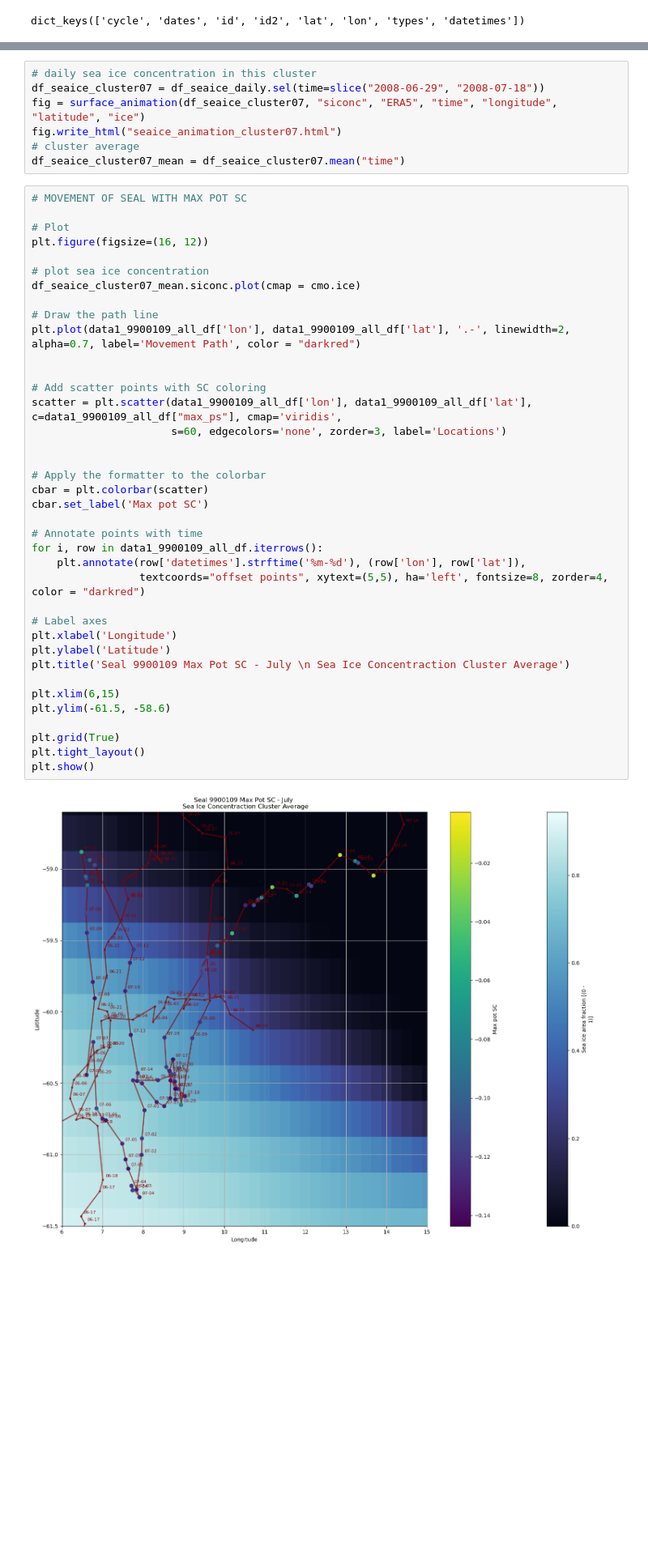
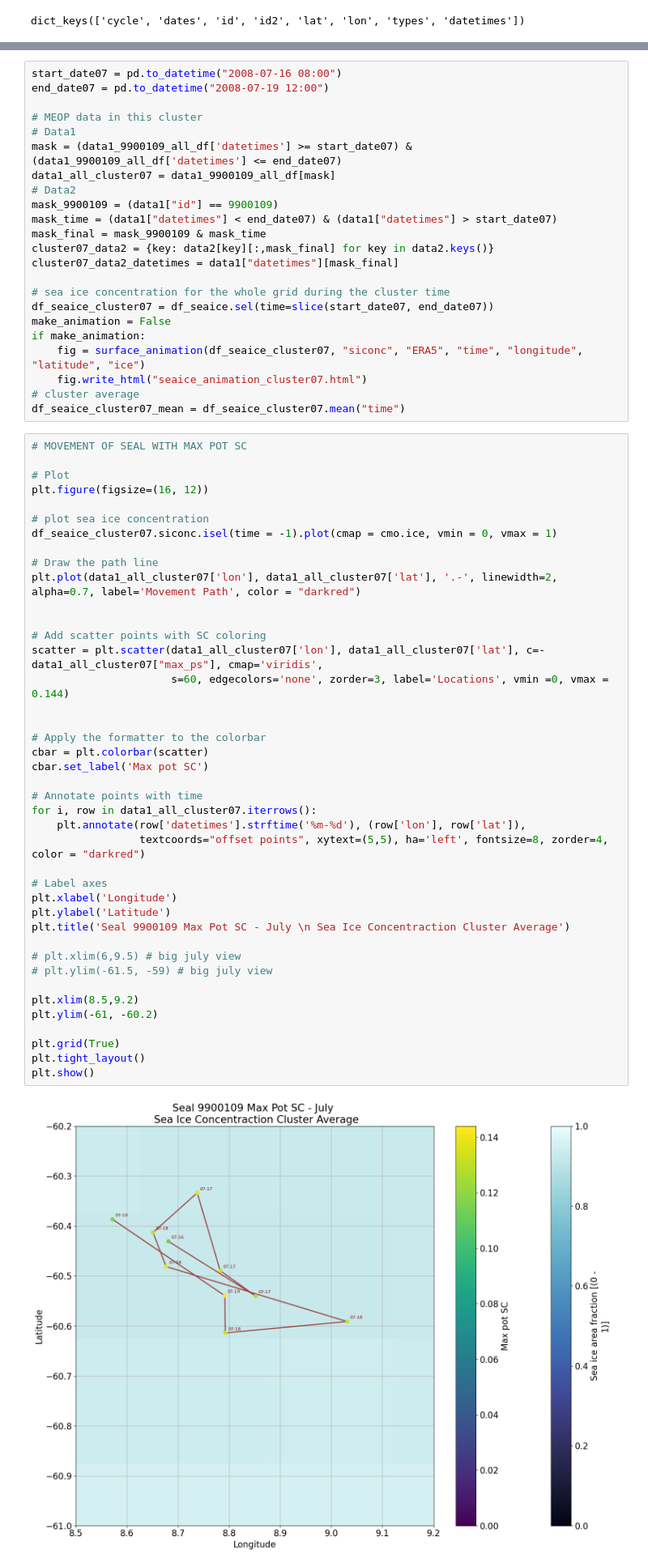
Before and after one commit to marlene-schramm/MSc_data_analysis, a Jupyter notebook: observations_reanalysis/supercooled_profiles_SEAL9900109.ipynb, the cells around one changed output, grey strips where cells are left out. Shown at 81% size. Drawn from its saved outputs; the diff is of its cells as text; blank space fills up the shorter version.

```diff
--- a/observations_reanalysis/supercooled_profiles_SEAL9900109.ipynb
+++ b/observations_reanalysis/supercooled_profiles_SEAL9900109.ipynb
@@ -260,8 +361,24 @@ plt.show()
 # %%
-# daily sea ice concentration in this cluster
-df_seaice_cluster07 = df_seaice_daily.sel(time=slice("2008-06-29", "2008-07-18"))
-fig = surface_animation(df_seaice_cluster07, "siconc", "ERA5", "time", "longitude", "latitude", "ice")
-fig.write_html("seaice_animation_cluster07.html")
+start_date07 = pd.to_datetime("2008-07-16 08:00")
+end_date07 = pd.to_datetime("2008-07-19 12:00")
+
+# MEOP data in this cluster
+# Data1
+mask = (data1_9900109_all_df['datetimes'] >= start_date07) & (data1_9900109_all_df['datetimes'] <= end_date07)
+data1_all_cluster07 = data1_9900109_all_df[mask]
+# Data2
+mask_9900109 = (data1["id"] == 9900109)
+mask_time = (data1["datetimes"] < end_date07) & (data1["datetimes"] > start_date07)
+mask_final = mask_9900109 & mask_time
+cluster07_data2 = {key: data2[key][:,mask_final] for key in data2.keys()}
+cluster07_data2_datetimes = data1["datetimes"][mask_final]
+
+# sea ice concentration for the whole grid during the cluster time
+df_seaice_cluster07 = df_seaice.sel(time=slice(start_date07, end_date07))
+make_animation = False
+if make_animation:
+    fig = surface_animation(df_seaice_cluster07, "siconc", "ERA5", "time", "longitude", "latitude", "ice")
+    fig.write_html("seaice_animation_cluster07.html")
 # cluster average
 df_seaice_cluster07_mean = df_seaice_cluster07.mean("time")
 # %%
@@ -269,38 +386,41 @@ df_seaice_cluster07_mean = df_seaice_cluster07.mean("time")
 
 # Plot
 plt.figure(figsize=(16, 12))
 
 # plot sea ice concentration
-df_seaice_cluster07_mean.siconc.plot(cmap = cmo.ice)
+df_seaice_cluster07.siconc.isel(time = -1).plot(cmap = cmo.ice, vmin = 0, vmax = 1)
 
 # Draw the path line
-plt.plot(data1_9900109_all_df['lon'], data1_9900109_all_df['lat'], '.-', linewidth=2, alpha=0.7, label='Movement Path', color = "darkred")
+plt.plot(data1_all_cluster07['lon'], data1_all_cluster07['lat'], '.-', linewidth=2, alpha=0.7, label='Movement Path', color = "darkred")
 
 
 # Add scatter points with SC coloring
-scatter = plt.scatter(data1_9900109_all_df['lon'], data1_9900109_all_df['lat'], c=data1_9900109_all_df["max_ps"], cmap='viridis',
-                      s=60, edgecolors='none', zorder=3, label='Locations')
+scatter = plt.scatter(data1_all_cluster07['lon'], data1_all_cluster07['lat'], c=-data1_all_cluster07["max_ps"], cmap='viridis',
+                      s=60, edgecolors='none', zorder=3, label='Locations', vmin =0, vmax = 0.144)
 
 
 # Apply the formatter to the colorbar
 cbar = plt.colorbar(scatter)
 cbar.set_label('Max pot SC')
 
 # Annotate points with time
-for i, row in data1_9900109_all_df.iterrows():
+for i, row in data1_all_cluster07.iterrows():
     plt.annotate(row['datetimes'].strftime('%m-%d'), (row['lon'], row['lat']),
                  textcoords="offset points", xytext=(5,5), ha='left', fontsize=8, zorder=4, color = "darkred")
 
 # Label axes
 plt.xlabel('Longitude')
 plt.ylabel('Latitude')
 plt.title('Seal 9900109 Max Pot SC - July \n Sea Ice Concentraction Cluster Average')
 
-plt.xlim(6,15)
-plt.ylim(-61.5, -58.6)
+# plt.xlim(6,9.5) # big july view
+# plt.ylim(-61.5, -59) # big july view
+
+plt.xlim(8.5,9.2)
+plt.ylim(-61, -60.2)
 
 plt.grid(True)
 plt.tight_layout()
 plt.show()
 # %% [output]
-[figure, old version]
+[figure, new version]
```
Also changed, not shown: parts of 47 cells of this notebook.
